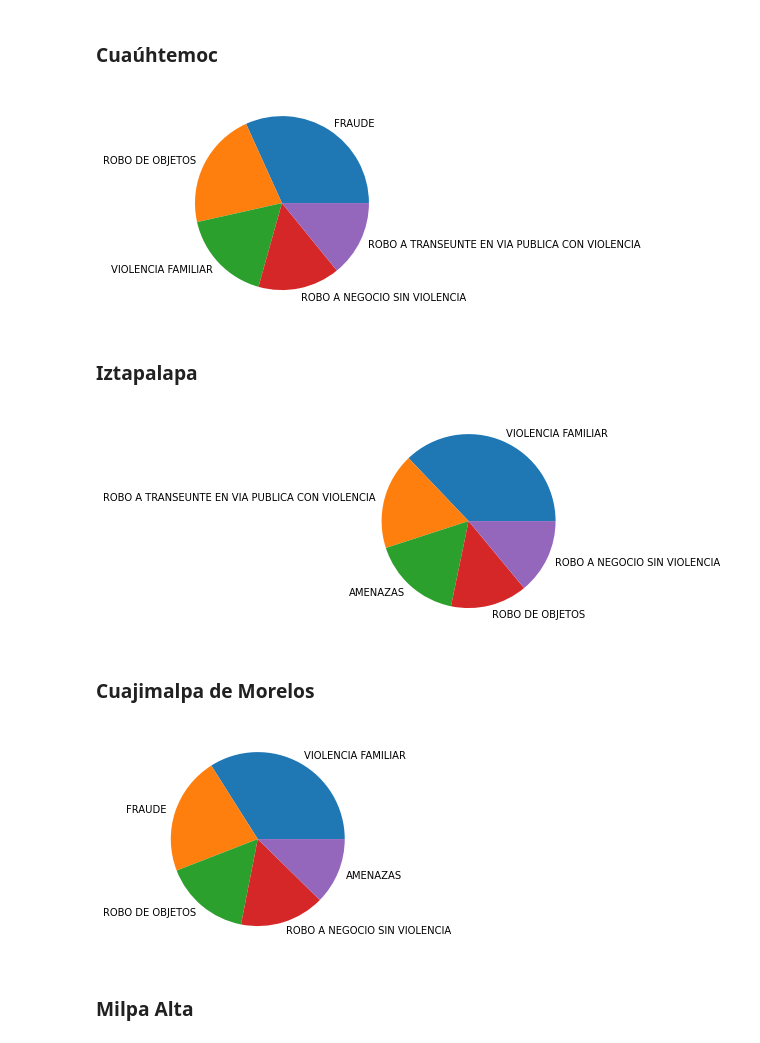
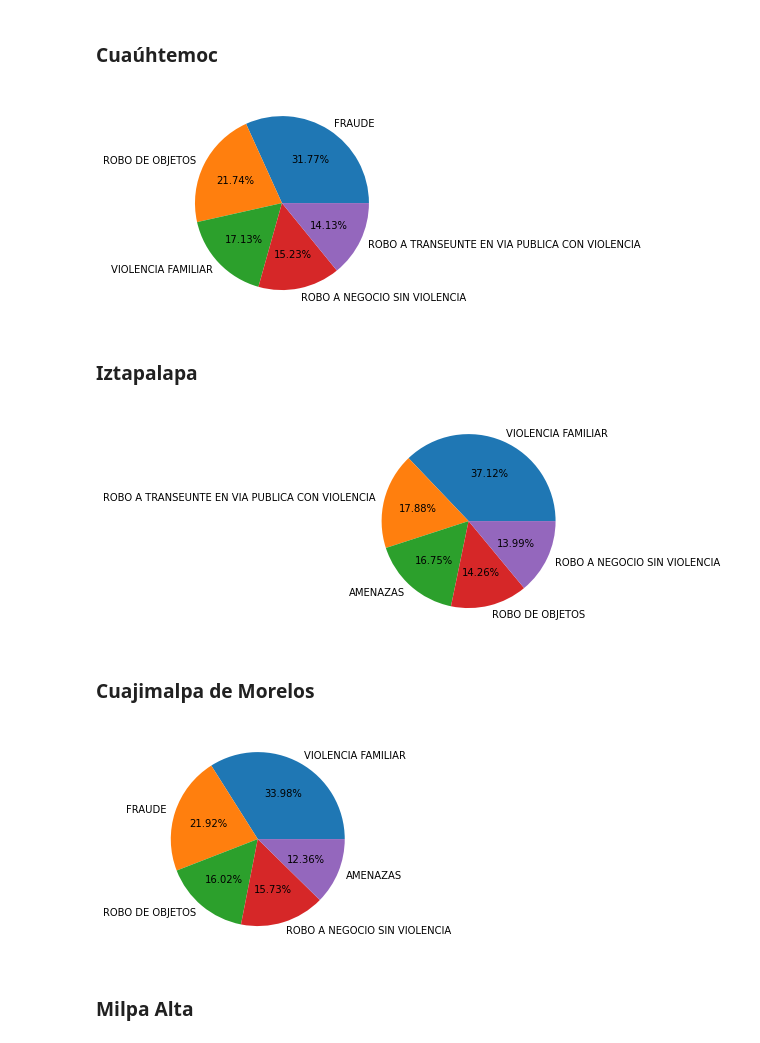
Before and after one commit to lorenaphys/CPBI, a Jupyter notebook: notebooks/Tech_interview.ipynb, the cells around one changed output. Saved outputs shown, nothing was run; the diff lists cells and outputs as text; code cells hidden in the pictures.

```diff
--- a/notebooks/Tech_interview.ipynb
+++ b/notebooks/Tech_interview.ipynb
@@ -89,24 +89,24 @@ top_crime_milpa_alta = top_5_crime('MILPA ALTA')
 # %% [markdown]
 ### Cuaúhtemoc
 # %%
-plt.pie(top_crime_cuauhtemoc['size'], labels = top_crime_cuauhtemoc['delito'])
+plt.pie(top_crime_cuauhtemoc['size'], labels = top_crime_cuauhtemoc['delito'], autopct='%.2f%%')
 plt.show()
 # %% [output]
-[figure, old version]
+[figure, new version]
 # %% [markdown]
 ### Iztapalapa
 # %%
-plt.pie(top_crime_iztapalapa['size'], labels = top_crime_iztapalapa['delito'])
+plt.pie(top_crime_iztapalapa['size'], labels = top_crime_iztapalapa['delito'], autopct='%.2f%%')
 plt.show()
 # %% [output]
-[figure, old version]
+[figure, new version]
 # %% [markdown]
 ### Cuajimalpa de Morelos
 # %%
-plt.pie(top_crime_cuajimalpa['size'], labels = top_crime_cuajimalpa['delito'])
+plt.pie(top_crime_cuajimalpa['size'], labels = top_crime_cuajimalpa['delito'], autopct='%.2f%%')
 plt.show()
 # %% [output]
-[figure, old version]
+[figure, new version]
 # %% [markdown]
 ### Milpa Alta
 # %%
```
Also changed, not shown: parts of 22 cells of this notebook.
